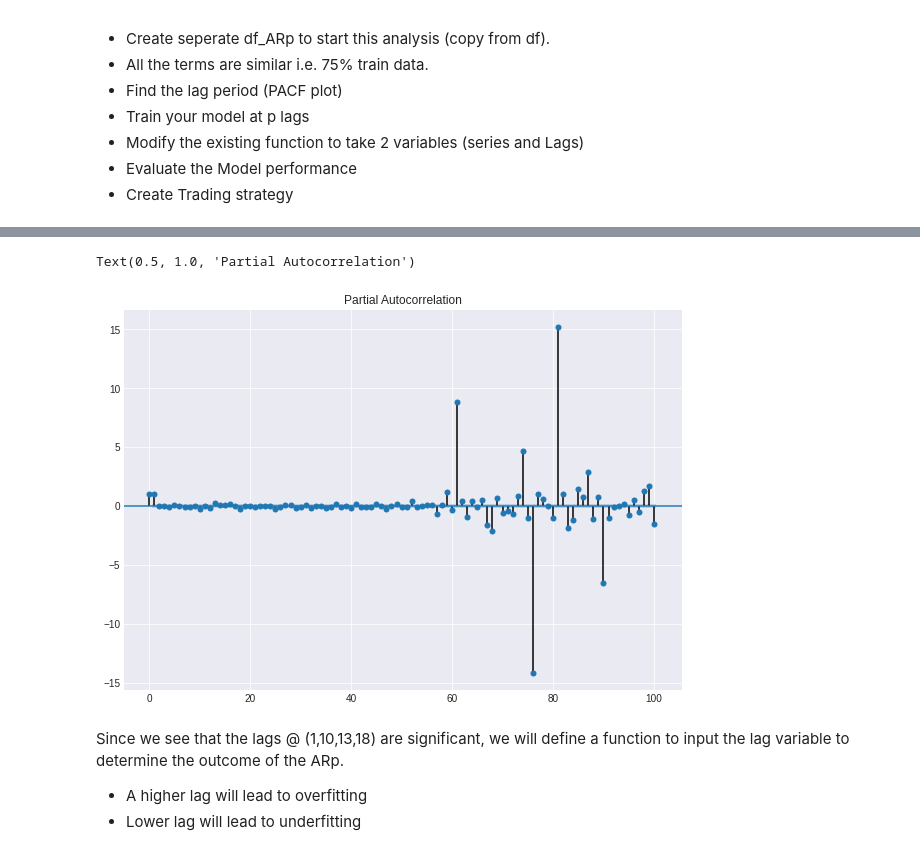
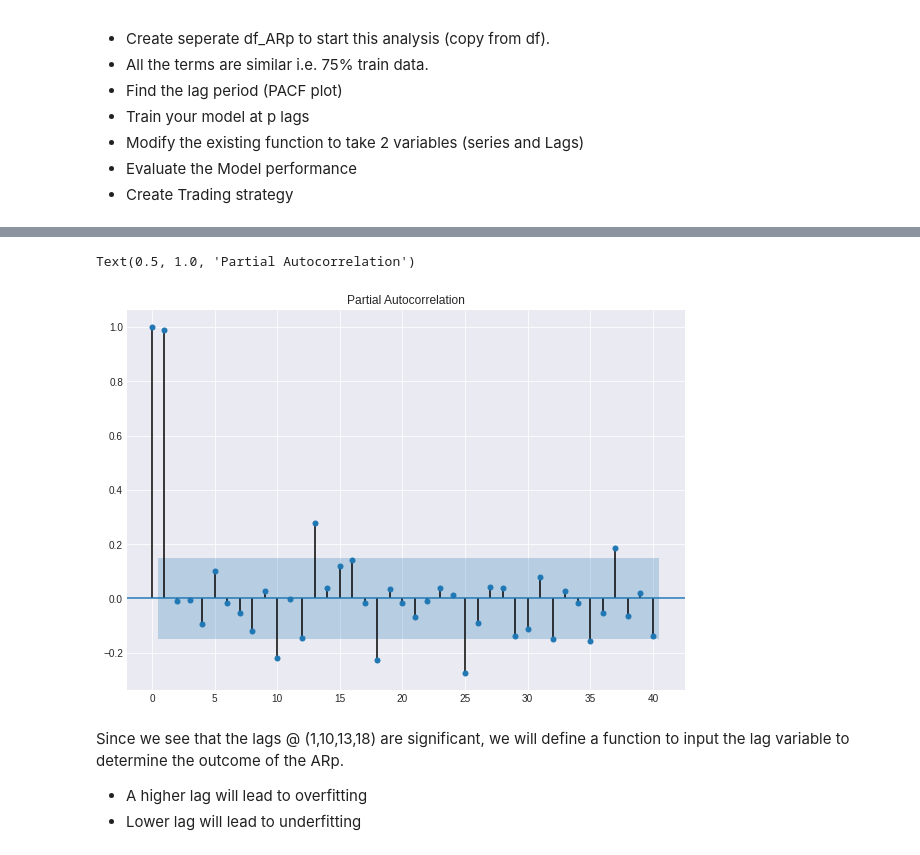
Before and after one commit to Tanulshn/Python-and-DS-work, a Jupyter notebook: End_to_End_TSA_Quantra_file.ipynb, the cells around one changed output, grey strips where cells are left out. Saved outputs shown, nothing was run; the diff lists cells and outputs as text; code cells hidden in the pictures.

```diff
--- a/End_to_End_TSA_Quantra_file.ipynb
+++ b/End_to_End_TSA_Quantra_file.ipynb
@@ -709,11 +668,11 @@ train_window= int(len(df_ARp)*.70)
 # %%
 # plot Pacf to find the no of lags.
 fig,ax = plt.subplots(figsize=(10,7))
-sgt.plot_pacf(df_ARp['Mcap'], lags = 100, ax = ax)
+sgt.plot_pacf(df_ARp['Mcap'], lags = 40, ax = ax)
 plt.title('Partial Autocorrelation')
 # %% [output]
 Text(0.5, 1.0, 'Partial Autocorrelation')
-[figure, old version]
+[figure, new version]
 # %% [markdown]
 Since we see that the lags @ (1,10,13,18) are significant, we will define a function to input the lag variable to determine the outcome of the ARp.
 - A higher lag will lead to overfitting
```
Also changed, not shown: parts of 35 cells of this notebook.
